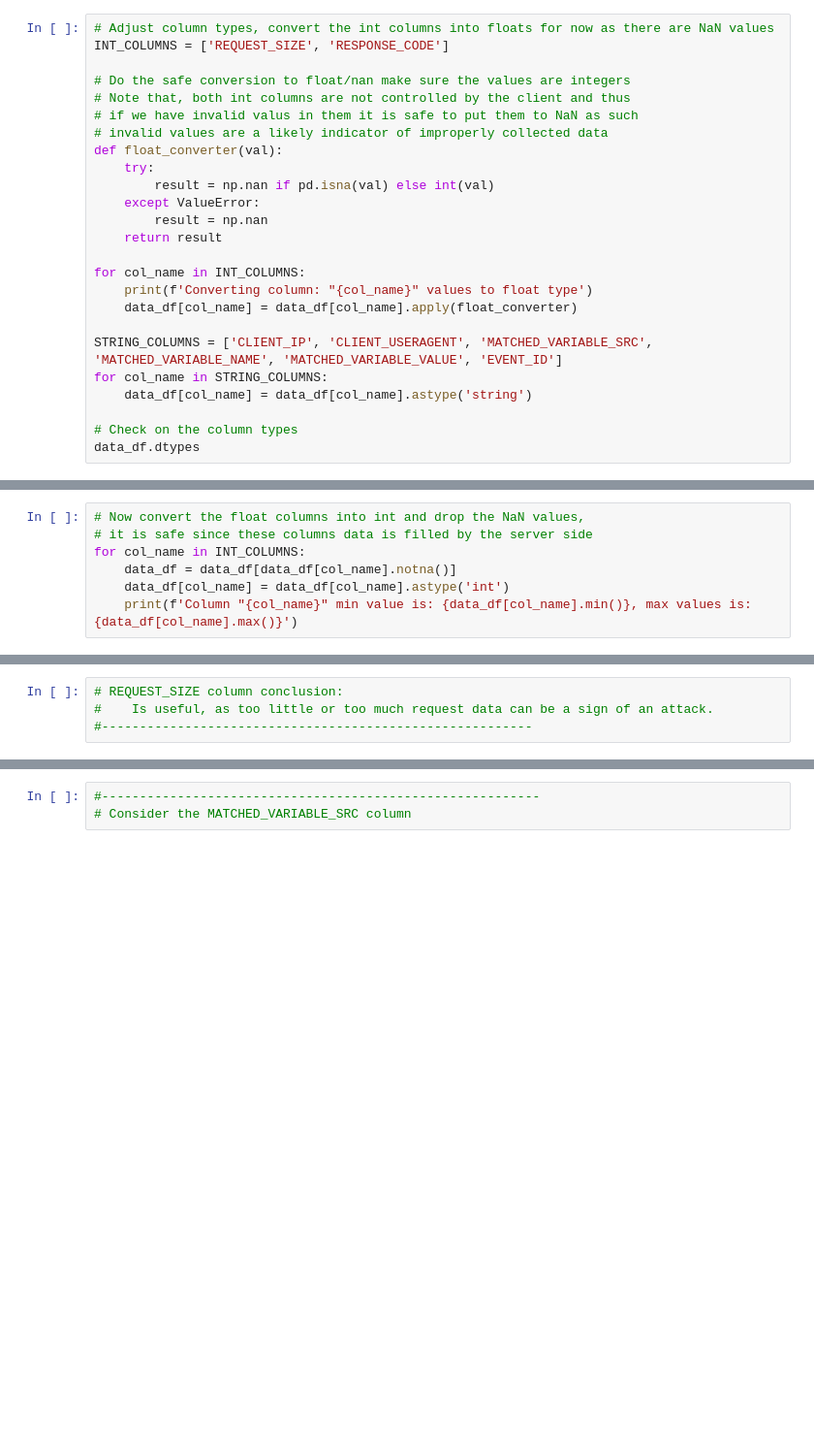
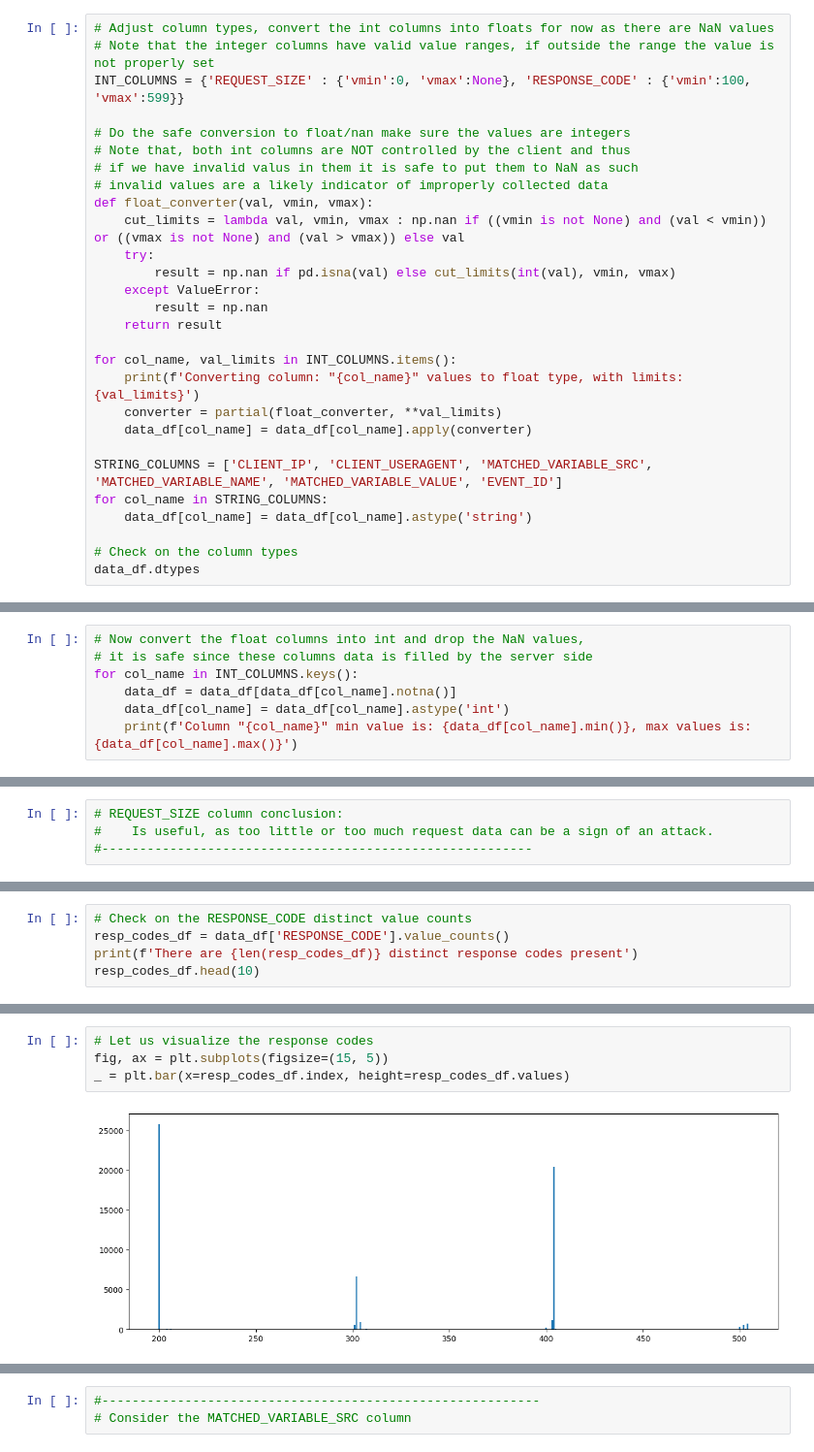
Before and after one commit to ivan-zapreev/ML-PT, a Jupyter notebook: ntb/01_data_exploration.ipynb, the cells around one changed output, grey strips where cells are left out. Shown: that part at 97% size. Drawn from its saved outputs; the diff is of its cells as text; blank space fills up the shorter version.

Commit message:
Working on data analysis and wrangling

```diff
--- a/ntb/01_data_exploration.ipynb
+++ b/ntb/01_data_exploration.ipynb
@@ -46,22 +50,25 @@ EVENT_ID                  string
 dtype: object
 # %%
 # Adjust column types, convert the int columns into floats for now as there are NaN values
-INT_COLUMNS = ['REQUEST_SIZE', 'RESPONSE_CODE']
+# Note that the integer columns have valid value ranges, if outside the range the value is not properly set
+INT_COLUMNS = {'REQUEST_SIZE' : {'vmin':0, 'vmax':None}, 'RESPONSE_CODE' : {'vmin':100, 'vmax':599}}
 
 # Do the safe conversion to float/nan make sure the values are integers
-# Note that, both int columns are not controlled by the client and thus
+# Note that, both int columns are NOT controlled by the client and thus
 # if we have invalid valus in them it is safe to put them to NaN as such
 # invalid values are a likely indicator of improperly collected data
-def float_converter(val):
+def float_converter(val, vmin, vmax):
+    cut_limits = lambda val, vmin, vmax : np.nan if ((vmin is not None) and (val < vmin)) or ((vmax is not None) and (val > vmax)) else val
     try:
-        result = np.nan if pd.isna(val) else int(val)
+        result = np.nan if pd.isna(val) else cut_limits(int(val), vmin, vmax)
     except ValueError:
         result = np.nan
     return result
 
-for col_name in INT_COLUMNS:
-    print(f'Converting column: "{col_name}" values to float type')
-    data_df[col_name] = data_df[col_name].apply(float_converter)
+for col_name, val_limits in INT_COLUMNS.items():
+    print(f'Converting column: "{col_name}" values to float type, with limits: {val_limits}')
+    converter = partial(float_converter, **val_limits)
+    data_df[col_name] = data_df[col_name].apply(converter)
 
 STRING_COLUMNS = ['CLIENT_IP', 'CLIENT_USERAGENT', 'MATCHED_VARIABLE_SRC', 'MATCHED_VARIABLE_NAME', 'MATCHED_VARIABLE_VALUE', 'EVENT_ID']
 for col_name in STRING_COLUMNS:
@@ -84,7 +91,7 @@ dtype: object
 # %%
 # Now convert the float columns into int and drop the NaN values,
 # it is safe since these columns data is filled by the server side
-for col_name in INT_COLUMNS:
+for col_name in INT_COLUMNS.keys():
     data_df = data_df[data_df[col_name].notna()]
     data_df[col_name] = data_df[col_name].astype('int')
     print(f'Column "{col_name}" min value is: {data_df[col_name].min()}, max values is: {data_df[col_name].max()}')
@@ -315,0 +332,5 @@ _ = plt.hist(data_df['REQUEST_SIZE'], log=True, bins=500)
+# %%
+# Check on the RESPONSE_CODE distinct value counts
+resp_codes_df = data_df['RESPONSE_CODE'].value_counts()
+print(f'There are {len(resp_codes_df)} distinct response codes present')
+resp_codes_df.head(10)
@@ -316,2 +360,8 @@ _ = plt.hist(data_df['REQUEST_SIZE'], log=True, bins=500)
+# %%
+# Let us visualize the response codes
+fig, ax = plt.subplots(figsize=(15, 5))
+_ = plt.bar(x=resp_codes_df.index, height=resp_codes_df.values)
+# %% [output]
+[figure, added]
 # %%
 # RESPONSE_CODE column conclusion:
```
Also changed, not shown: parts of 23 cells of this notebook, 1 other file.
